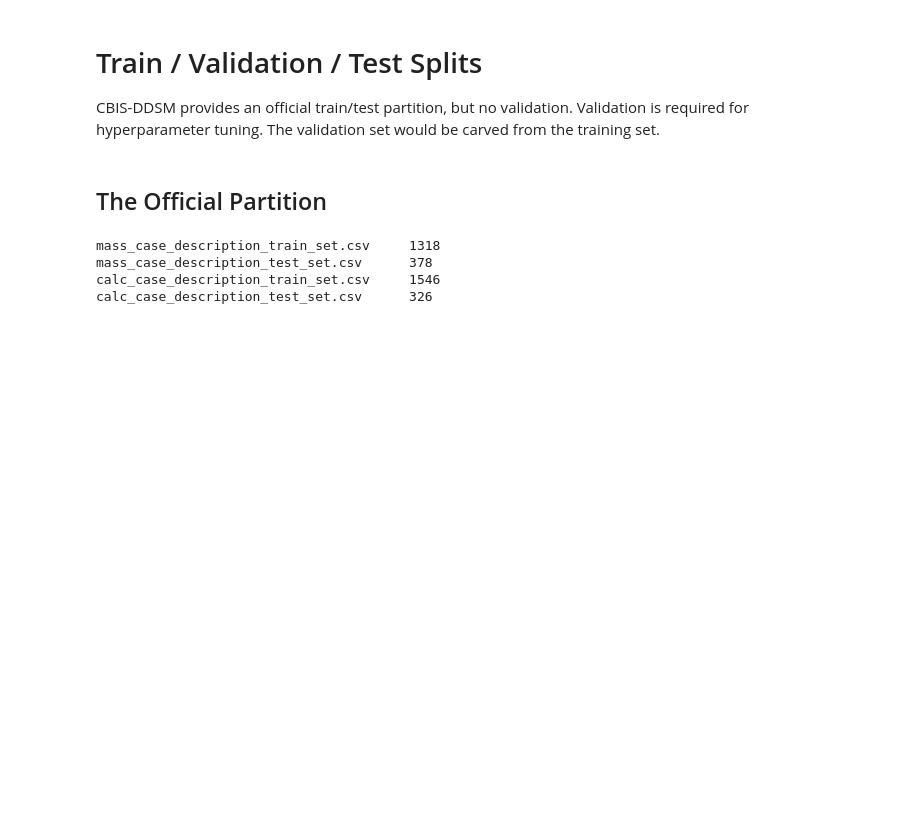
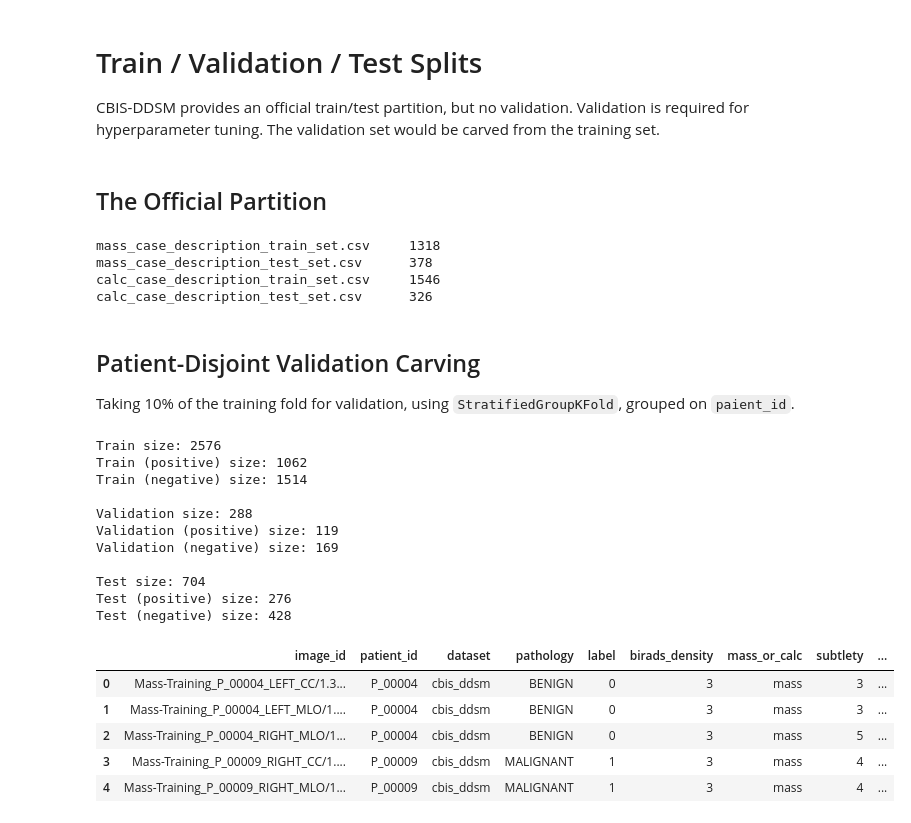
Before and after one commit to klrkdekira/mammo-second-reader, a Jupyter notebook: notebooks/04_dataset_splits.ipynb, the cells around one changed output. Cells and saved outputs as stored; diff of their text form; code cells hidden in the pictures; blank space fills up the shorter version.

```diff
--- a/notebooks/04_dataset_splits.ipynb
+++ b/notebooks/04_dataset_splits.ipynb
@@ -27,3 +29,49 @@ mass_case_description_train_set.csv     1318
 mass_case_description_test_set.csv      378
 calc_case_description_train_set.csv     1546
 calc_case_description_test_set.csv      326
+# %% [markdown]
+## Patient-Disjoint Validation Carving
+
+Taking 10% of the training fold for validation, using `StratifiedGroupKFold`, grouped on `paient_id`.
+# %%
+
+train_csv = SPLITS_DIR / "train.csv"
+val_csv = SPLITS_DIR / "val.csv"
+test_csv = SPLITS_DIR / "test.csv"
+
+if not train_csv.exists() or not val_csv.exists():
+    subprocess.run(["python3", "-m", "src.data.splits"], check=True)
+
+train_df = pd.read_csv(train_csv)
+print(f"Train size: {len(train_df)}")
+print(f"Train (positive) size: {len(train_df[train_df['label'] == 1])}")
+print(f"Train (negative) size: {len(train_df[train_df['label'] == 0])}\n")
+
+val_df = pd.read_csv(val_csv)
+print(f"Validation size: {len(val_df)}")
+print(f"Validation (positive) size: {len(val_df[val_df['label'] == 1])}")
+print(f"Validation (negative) size: {len(val_df[val_df['label'] == 0])}")
+
+test_df = pd.read_csv(test_csv)
+print(f"\nTest size: {len(test_df)}")
+print(f"Test (positive) size: {len(test_df[test_df['label'] == 1])}")
+print(f"Test (negative) size: {len(test_df[test_df['label'] == 0])}")
+display(train_df.head())
+# %% [output]
+Train size: 2576
+Train (positive) size: 1062
+Train (negative) size: 1514
+
+Validation size: 288
+Validation (positive) size: 119
+Validation (negative) size: 169
+
+Test size: 704
+Test (positive) size: 276
+Test (negative) size: 428
+|  | image_id | patient_id | dataset | pathology | label | birads_density | mass_or_calc | subtlety | ... |
+| 0 | Mass-Training_P_00004_LEFT_CC/1.3... | P_00004 | cbis_ddsm | BENIGN | 0 | 3 | mass | 3 | ... |
+| 1 | Mass-Training_P_00004_LEFT_MLO/1.... | P_00004 | cbis_ddsm | BENIGN | 0 | 3 | mass | 3 | ... |
+| 2 | Mass-Training_P_00004_RIGHT_MLO/1... | P_00004 | cbis_ddsm | BENIGN | 0 | 3 | mass | 5 | ... |
+| 3 | Mass-Training_P_00009_RIGHT_CC/1.... | P_00009 | cbis_ddsm | MALIGNANT | 1 | 3 | mass | 4 | ... |
+| 4 | Mass-Training_P_00009_RIGHT_MLO/1... | P_00009 | cbis_ddsm | MALIGNANT | 1 | 3 | mass | 4 | ... |
```
Also changed, not shown: parts of 1 cell of this notebook, 34 other files.
